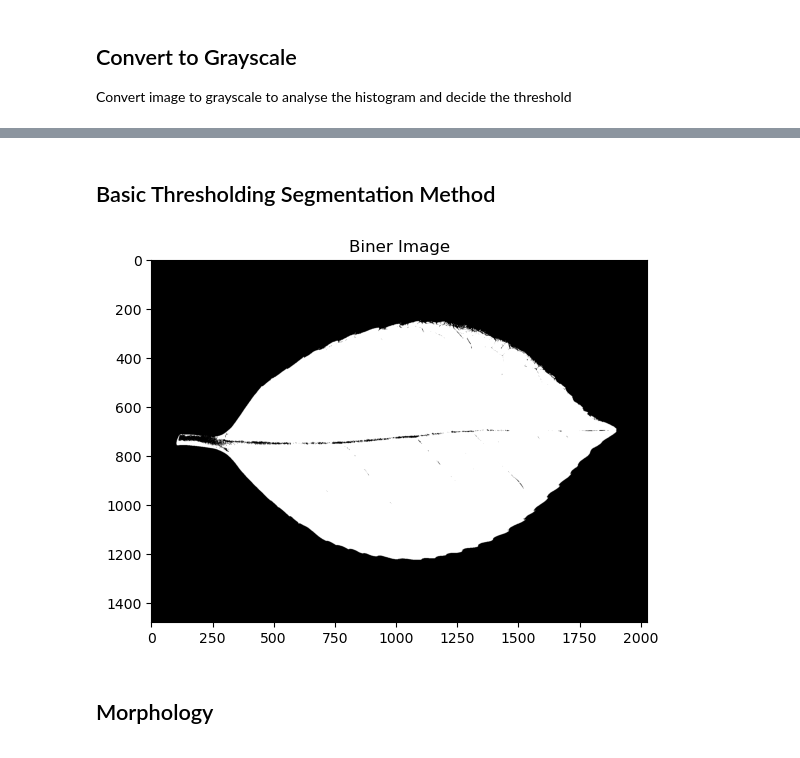
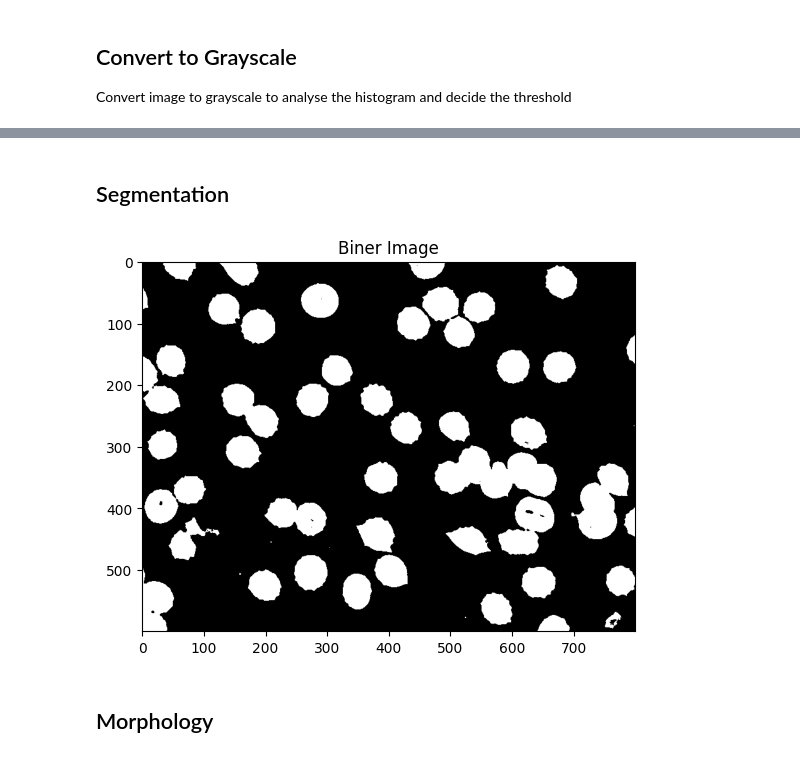
Before and after one commit to ammarmuflih/PACD_Assignment, a Jupyter notebook: PACD_Assignment_03/PACD_Assignment03.ipynb, the cells around one changed output, grey strips where cells are left out. Cells and saved outputs as stored; diff of their text form; code cells hidden in the pictures.

```diff
--- a/PACD_Assignment_03/PACD_Assignment03.ipynb
+++ b/PACD_Assignment_03/PACD_Assignment03.ipynb
@@ -3,11 +7,13 @@ import numpy as np
 from PIL import Image
 import matplotlib.pyplot as plt
 # %%
-img0 = Image.open("leaf.jpeg")
+img0 = Image.open("blood_cell_resized.jpg")
 img = np.array(img0)
 
 h = img.shape[0]
 w = img.shape[1]
+
+print(img.shape)
 
 img_rgb = []
 for i in range(img.shape[2]):
@@ -39,5 +46,5 @@ plt.show()
 # %% [markdown]
-## Basic Thresholding Segmentation Method
+## Segmentation
 # %%
 class BasicSegmentation():
     def __init__(self):
@@ -124,15 +131,16 @@ class RegionFeatureSegmentation():
     def segmentation_as_clustering():
         pass
 # %%
-basicSegmentation = BasicSegmentation()
+# Using Otsu
+# basicSegmentation = BasicSegmentation()
 adaptiveSegmentation = AdaptiveSegmentation()
-# _, img_biner = adaptiveSegmentation.otsu_method(img_gray)
-img_biner = basicSegmentation.global_thresholding(img_gray, 200)
+_, img_biner = adaptiveSegmentation.otsu_method(img_gray)
+# img_biner = basicSegmentation.global_thresholding(img_gray, 200)
 plt.title("Biner Image")
 plt.imshow(img_biner, cmap='gray')
 plt.show()
 # %% [output]
-[figure, old version]
+[figure, new version]
 # %% [markdown]
 ## Morphology
 # %%
```
Also changed, not shown: parts of 17 cells of this notebook, 4 other files.
